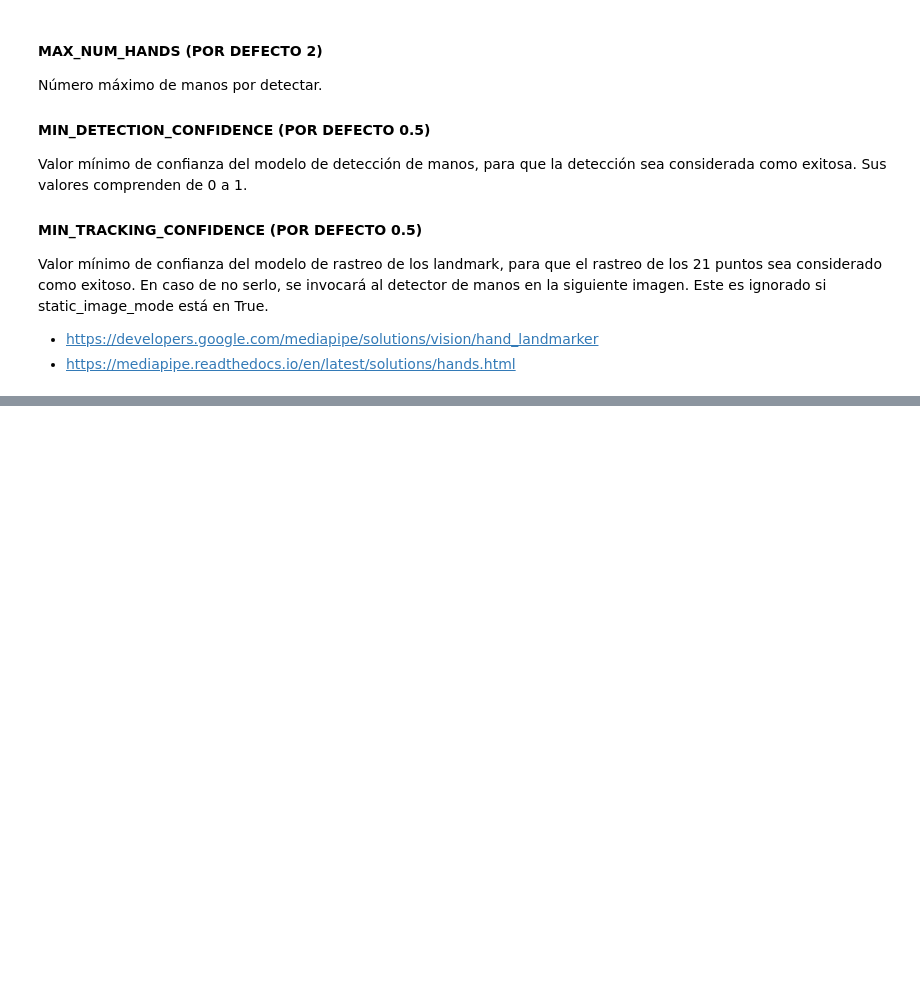
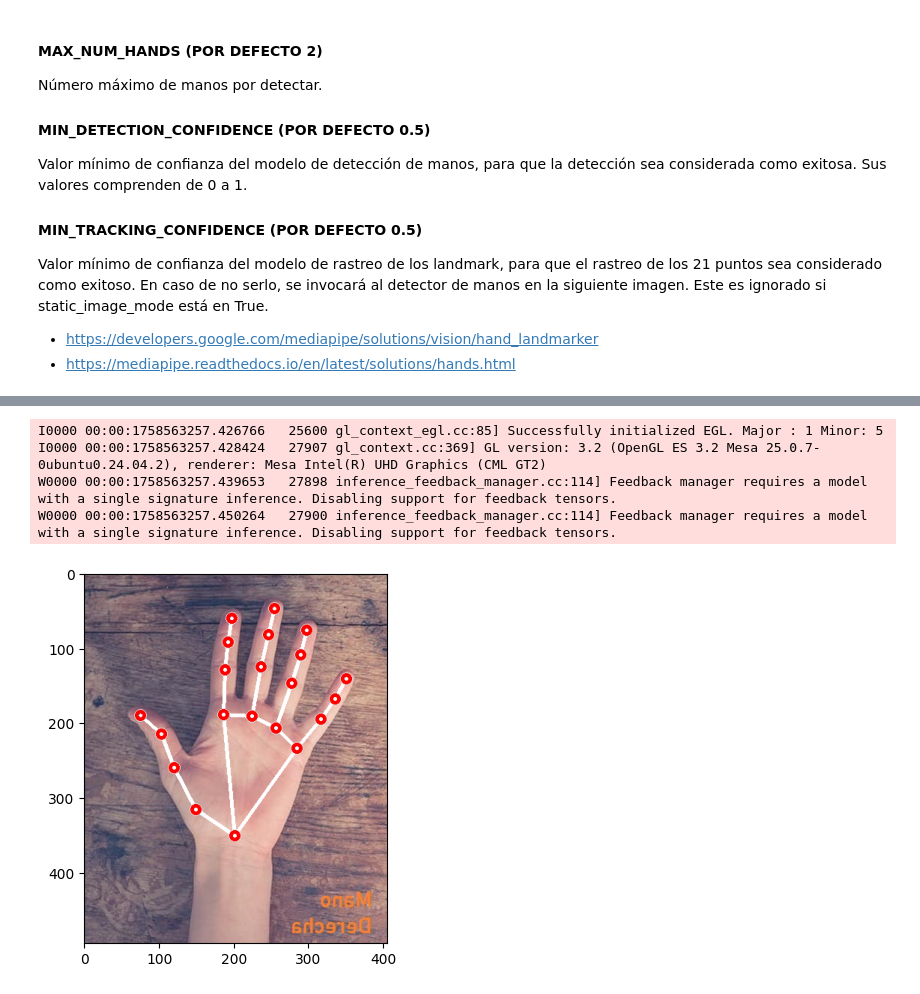
Before and after one commit to JoseAque/TSIA, a Jupyter notebook: TSIA_08_MediaPipe/TSIA_08_PiedraPapelTijera.ipynb, the cells around one changed output, grey strips where cells are left out. Saved outputs shown, nothing was run; the diff lists cells and outputs as text; code cells hidden in the pictures; blank space fills up the shorter version.

```diff
--- a/TSIA_08_MediaPipe/TSIA_08_PiedraPapelTijera.ipynb
+++ b/TSIA_08_MediaPipe/TSIA_08_PiedraPapelTijera.ipynb
@@ -61,0 +110,10 @@ import mediapipe as mp
+# %%
+drawing = mp.solutions.drawing_utils
+hands = mp.solutions.hands
+
+with hands.Hands(static_image_mode=True, max_num_hands=1, min_detection_confidence=0.5) as hands:
+    image = cv2.imread('figuras/mano_derecha.jpg')
+    image = cv2.cvtColor(image, cv2.COLOR_BGR2RGB)
+    results = hands.process(cv2.flip(image, 1))
+
+print('Hand landmarks', results.multi_hand_landmarks)
@@ -61,0 +142,33 @@ import mediapipe as mp
+# %%
+mp_drawing = mp.solutions.drawing_utils
+mp_hands = mp.solutions.hands
+
+
+# For static images:
+with mp_hands.Hands(static_image_mode=True, max_num_hands=2, min_detection_confidence=0.5) as hands:
+    file='figuras/mano_derecha.jpg'
+    image = cv2.flip(cv2.imread(file), 1)
+    image= cv2.cvtColor(image, cv2.COLOR_BGR2RGB)
+    results = hands.process(image)
+
+    #print('Handedness:', results.multi_handedness)
+    if results.multi_hand_landmarks:
+        for hand_landmarks in results.multi_hand_landmarks:
+            drawing.draw_landmarks(
+                image,
+                hand_landmarks,
+                mp_hands.HAND_CONNECTIONS,
+                mp_drawing. DrawingSpec ( color= ( 255 , 0 , 0 ) , thickness= 3 , circle_radius= 5 ) ,
+                mp_drawing. DrawingSpec ( color= ( 255 , 255 , 255 ) , thickness= 4))
+            #print( hand_landmarks.landmark[6].y)
+            #print( hand_landmarks.landmark[7].y)
+            #print( hand_landmarks.landmark[8].y)
+
+plt.imshow(image)
+plt.show()
+# %% [output]
+I0000 00:00:1758563257.426766   25600 gl_context_egl.cc:85] Successfully initialized EGL. Major : 1 Minor: 5
+I0000 00:00:1758563257.428424   27907 gl_context.cc:369] GL version: 3.2 (OpenGL ES 3.2 Mesa 25.0.7-0ubuntu0.24.04.2), renderer: Mesa Intel(R) UHD Graphics (CML GT2)
+W0000 00:00:1758563257.439653   27898 inference_feedback_manager.cc:114] Feedback manager requires a model with a single signature inference. Disabling support for feedback tensors.
+W0000 00:00:1758563257.450264   27900 inference_feedback_manager.cc:114] Feedback manager requires a model with a single signature inference. Disabling support for feedback tensors.
+[figure, added]
```
Also changed, not shown: parts of 3 cells of this notebook, 1 other file.
